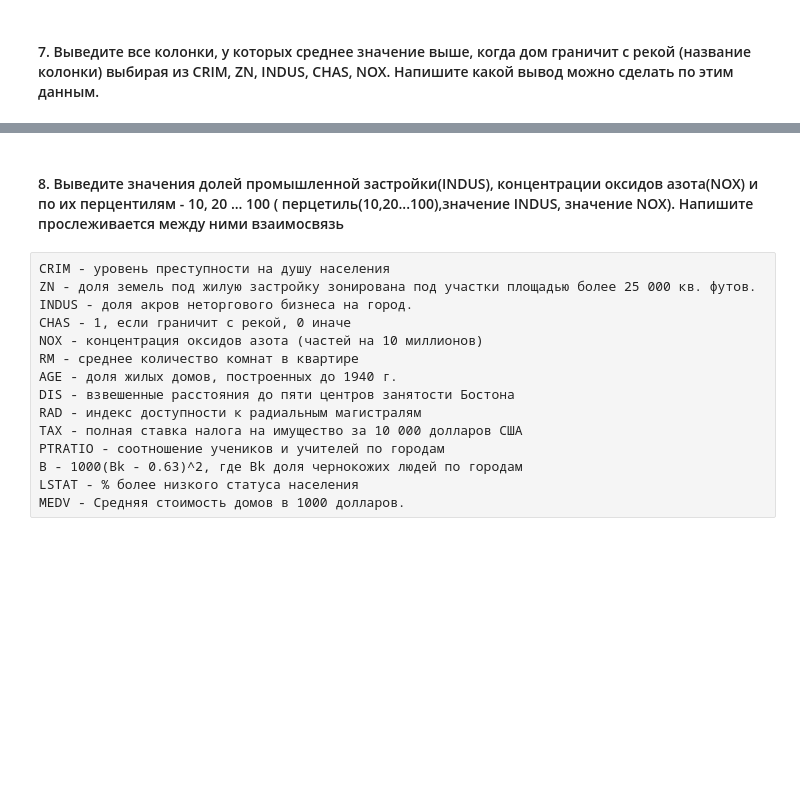
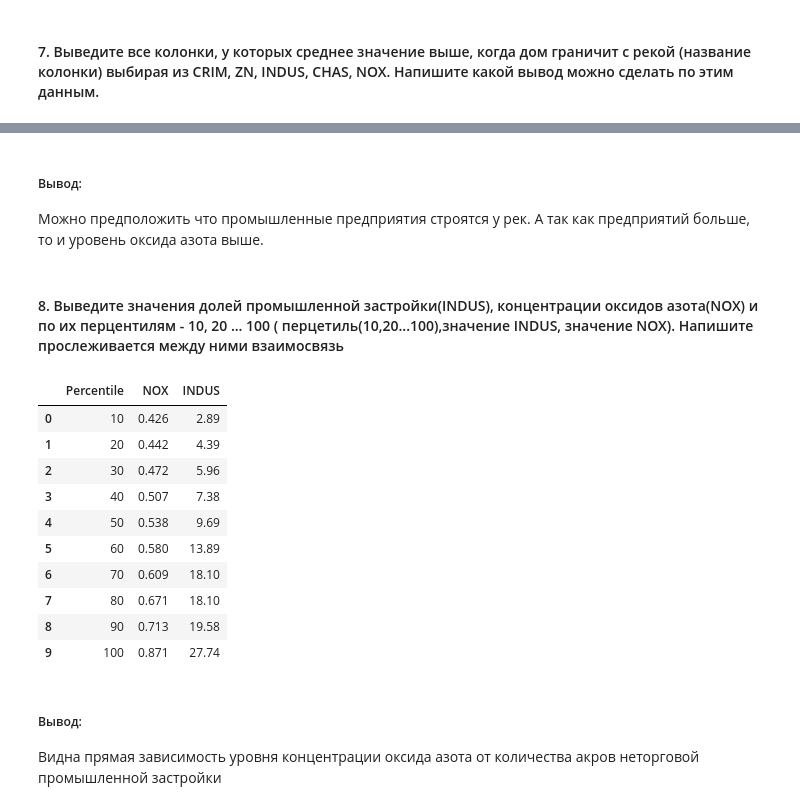
Before and after one commit to matrosov-dmitry/School-DS-HW, a Jupyter notebook: HW-7/HW-7.ipynb, the cells around one changed output, grey strips where cells are left out. Drawn from its saved outputs; the diff is of its cells as text; code cells hidden in the pictures; blank space fills up the shorter version.

```diff
--- a/HW-7/HW-7.ipynb
+++ b/HW-7/HW-7.ipynb
@@ -210,2 +436,5 @@ pd.read_sql(
+# %% [markdown]
+##### Вывод:
+Можно предположить что промышленные предприятия строятся у рек. А так как предприятий больше, то и уровень оксида азота выше.
 # %% [markdown]
 #### 8. Выведите значения долей промышленной застройки(INDUS), концентрации оксидов азота(NOX) и по их перцентилям - 10, 20 ... 100 ( перцетиль(10,20...100),значение INDUS, значение NOX). Напишите прослеживается между ними взаимосвязь
@@ -220,15 +441,39 @@ pd.read_sql(
-# %% [raw]
-CRIM - уровень преступности на душу населения
-ZN - доля земель под жилую застройку зонирована под участки площадью более 25 000 кв. футов.
-INDUS - доля акров неторгового бизнеса на город.
-CHAS - 1, если граничит с рекой, 0 иначе
-NOX - концентрация оксидов азота (частей на 10 миллионов)
-RM - среднее количество комнат в квартире
-AGE - доля жилых домов, построенных до 1940 г.
-DIS - взвешенные расстояния до пяти центров занятости Бостона
-RAD - индекс доступности к радиальным магистралям
-TAX - полная ставка налога на имущество за 10 000 долларов США
-PTRATIO - соотношение учеников и учителей по городам
-B - 1000(Bk - 0.63)^2, где Bk доля чернокожих людей по городам
-LSTAT - % более низкого статуса населения
-MEDV - Средняя стоимость домов в 1000 долларов.
+# %%
+pd.read_sql(
+    """
+WITH
+	NOX AS
+			(SELECT percentile, MAX(NOX) as Nox
+			 FROM (
+			 		SELECT NOX, NTILE(10) OVER (ORDER BY NOX) AS percentile
+					FROM boston nt) q
+			 GROUP BY percentile),
+	INDUS AS
+			(SELECT percentile, MAX(INDUS) as Indus
+			 FROM (
+			 		SELECT INDUS, NTILE(10) OVER (ORDER BY INDUS) AS percentile
+					FROM boston nt) w
+			 GROUP BY percentile)
+SELECT NOX.percentile*10 AS Percentile, NOX.Nox AS NOX, INDUS.Indus AS INDUS
+FROM NOX
+INNER JOIN INDUS
+ON NOX.percentile=INDUS.percentile
+
+        """,
+    con
+)
+# %% [output]
+|  | Percentile | NOX | INDUS |
+| 0 | 10 | 0.426 | 2.89 |
+| 1 | 20 | 0.442 | 4.39 |
+| 2 | 30 | 0.472 | 5.96 |
+| 3 | 40 | 0.507 | 7.38 |
+| 4 | 50 | 0.538 | 9.69 |
+| 5 | 60 | 0.580 | 13.89 |
+| 6 | 70 | 0.609 | 18.10 |
+| 7 | 80 | 0.671 | 18.10 |
+| 8 | 90 | 0.713 | 19.58 |
+| 9 | 100 | 0.871 | 27.74 |
+# %% [markdown]
+##### Вывод:
+Видна прямая зависимость уровня концентрации оксида азота от количества акров неторговой промышленной застройки
```
Also changed, not shown: parts of 23 cells of this notebook, 1 other file.
